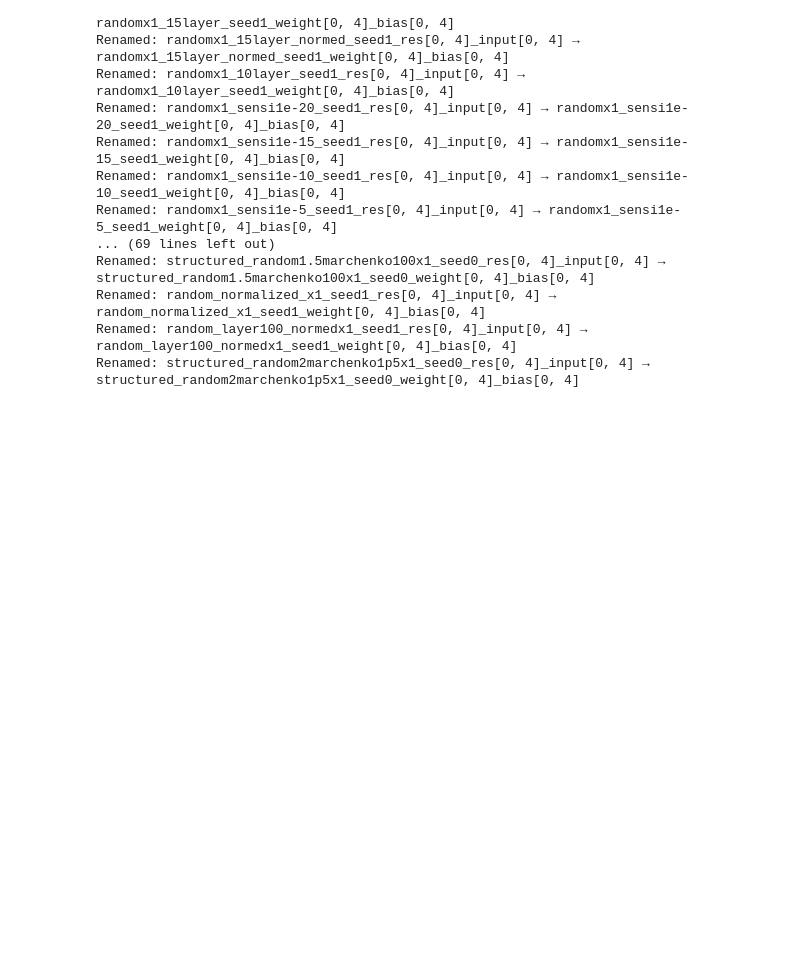
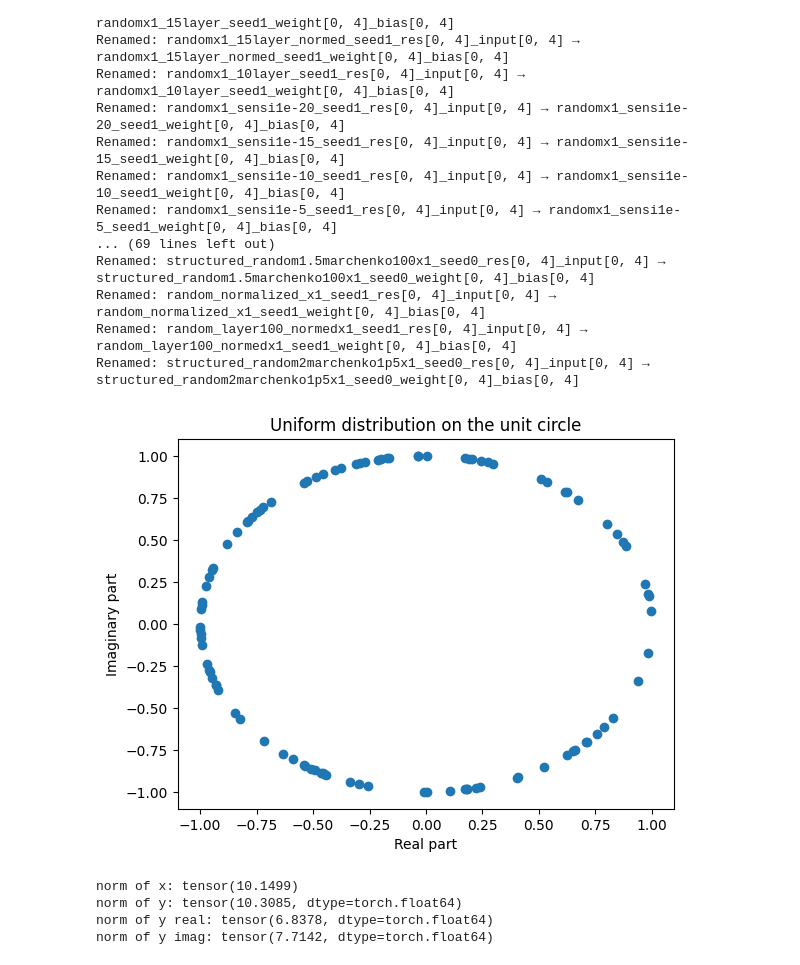
Before and after one commit to jon-dong/reservoir-frontier, a Jupyter notebook: test.ipynb, the cells around one changed output. Drawn from its saved outputs; the diff is of its cells as text; code cells hidden in the pictures; blank space fills up the shorter version.

```diff
--- a/test.ipynb
+++ b/test.ipynb
@@ -200,3 +200,28 @@ Renamed: structured_random1.5marchenko100x1_seed0_res[0, 4]_input[0, 4] → stru
 Renamed: random_normalized_x1_seed1_res[0, 4]_input[0, 4] → random_normalized_x1_seed1_weight[0, 4]_bias[0, 4]
 Renamed: random_layer100_normedx1_seed1_res[0, 4]_input[0, 4] → random_layer100_normedx1_seed1_weight[0, 4]_bias[0, 4]
 Renamed: structured_random2marchenko1p5x1_seed0_res[0, 4]_input[0, 4] → structured_random2marchenko1p5x1_seed0_weight[0, 4]_bias[0, 4]
+# %%
+model = linop.StructuredRandom(shape=(100,), n_layers=2, mags=['marchenko','unit'])
+# %%
+diag = model.diagonals[1].values
+# diag contains elements on the unit circle
+# plot the elements to confirm this
+plt.scatter(diag.real, diag.imag)
+plt.title('Uniform distribution on the unit circle')
+plt.xlabel('Real part')
+plt.ylabel('Imaginary part')
+plt.show()
+# %% [output]
+[figure, added]
+# %%
+x = torch.randn((100,))
+print('norm of x:', x.norm())
+y = model.apply(x)
+print('norm of y:', y.norm())
+print('norm of y real:', y.real.norm())
+print('norm of y imag:', y.imag.norm())
+# %% [output]
+norm of x: tensor(10.1499)
+norm of y: tensor(10.3085, dtype=torch.float64)
+norm of y real: tensor(6.8378, dtype=torch.float64)
+norm of y imag: tensor(7.7142, dtype=torch.float64)
```
Also changed, not shown: 3 other files.
